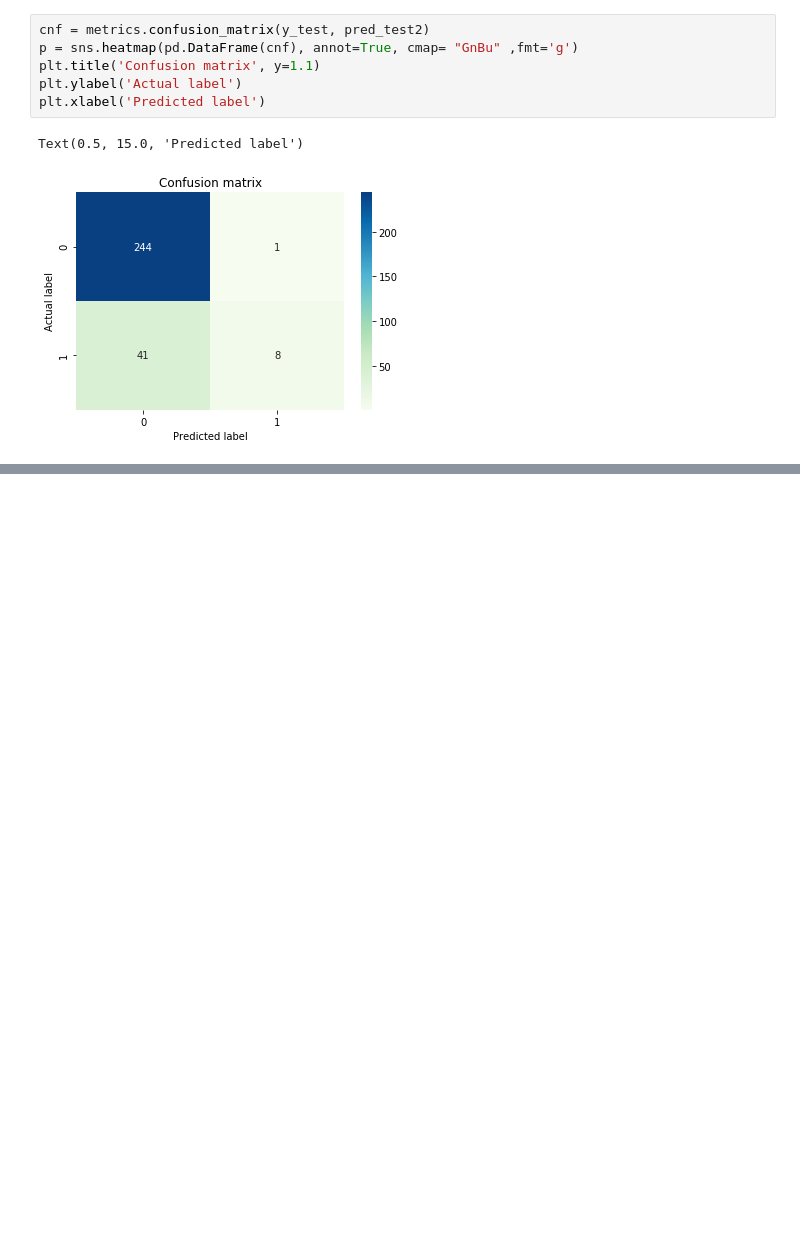
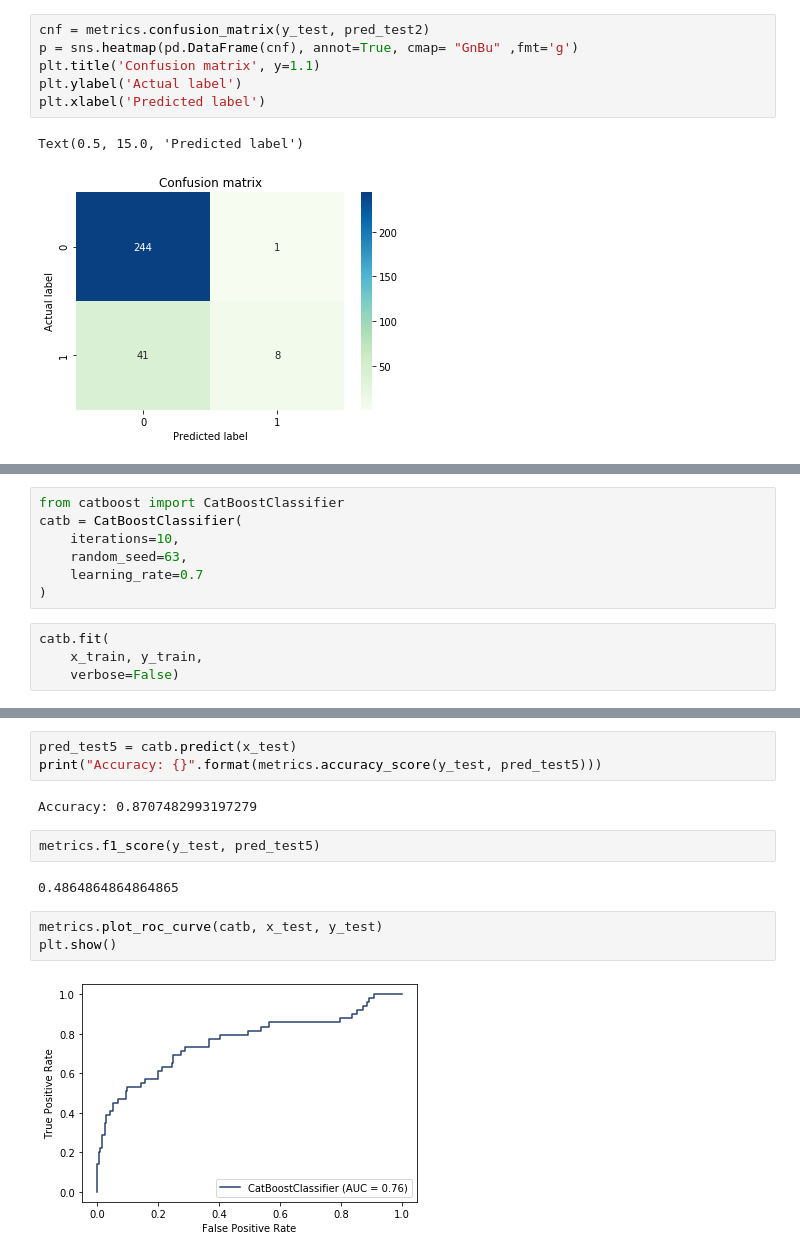
Before and after one commit to yaxenia/Prediction-of-employee-churn, a Jupyter notebook: attrition2.ipynb, the cells around one changed output, grey strips where cells are left out. Cells and saved outputs as stored; diff of their text form; blank space fills up the shorter version.

```diff
--- a/attrition2.ipynb
+++ b/attrition2.ipynb
@@ -874,0 +923,11 @@ plt.show()
+# %%
+from catboost import CatBoostClassifier
+catb = CatBoostClassifier(
+    iterations=10,
+    random_seed=63,
+    learning_rate=0.7
+)
+# %%
+catb.fit(
+    x_train, y_train,
+    verbose=False)
@@ -874,0 +944,14 @@ plt.show()
+# %%
+pred_test5 = catb.predict(x_test)
+print("Accuracy: {}".format(metrics.accuracy_score(y_test, pred_test5)))
+# %% [output]
+Accuracy: 0.8707482993197279
+# %%
+metrics.f1_score(y_test, pred_test5)
+# %% [output]
+0.4864864864864865
+# %%
+metrics.plot_roc_curve(catb, x_test, y_test)
+plt.show()
+# %% [output]
+[figure, added]
```
Also changed, not shown: parts of 26 cells of this notebook.
